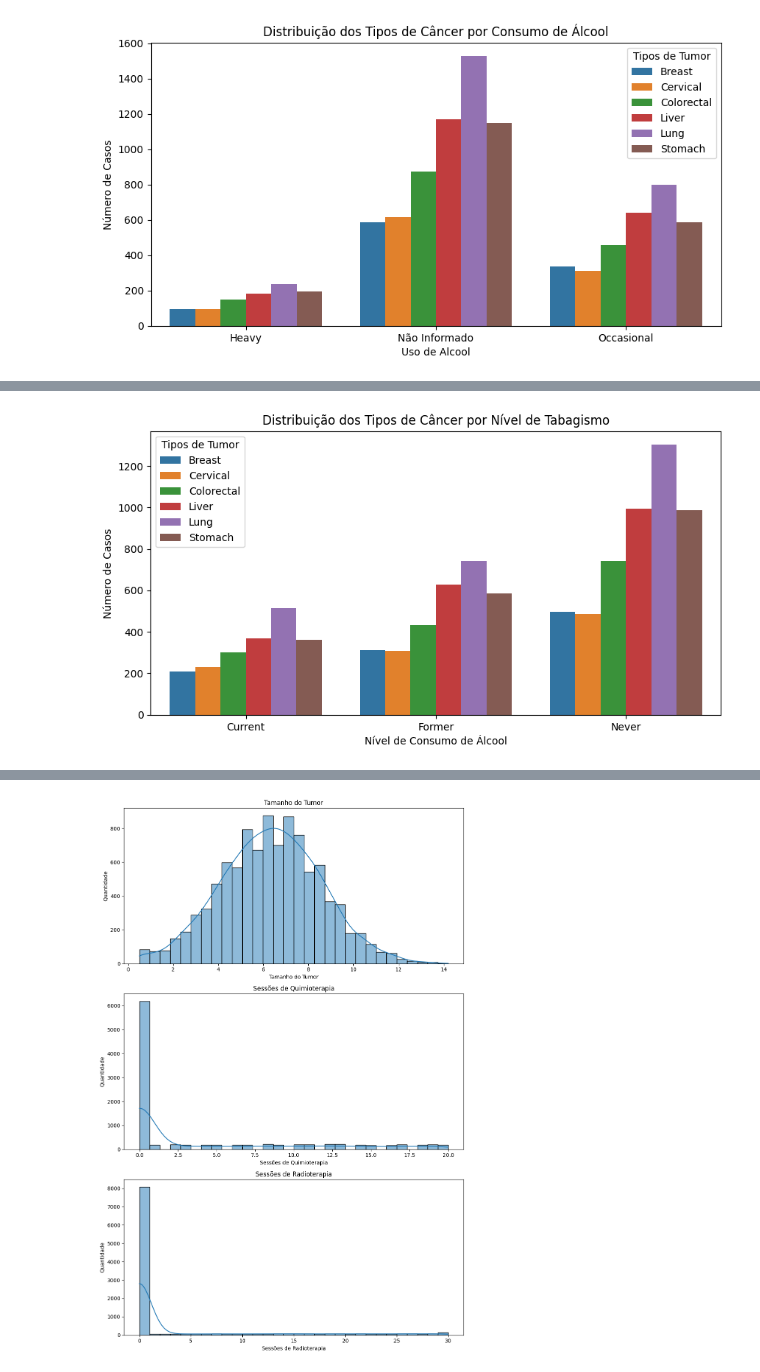
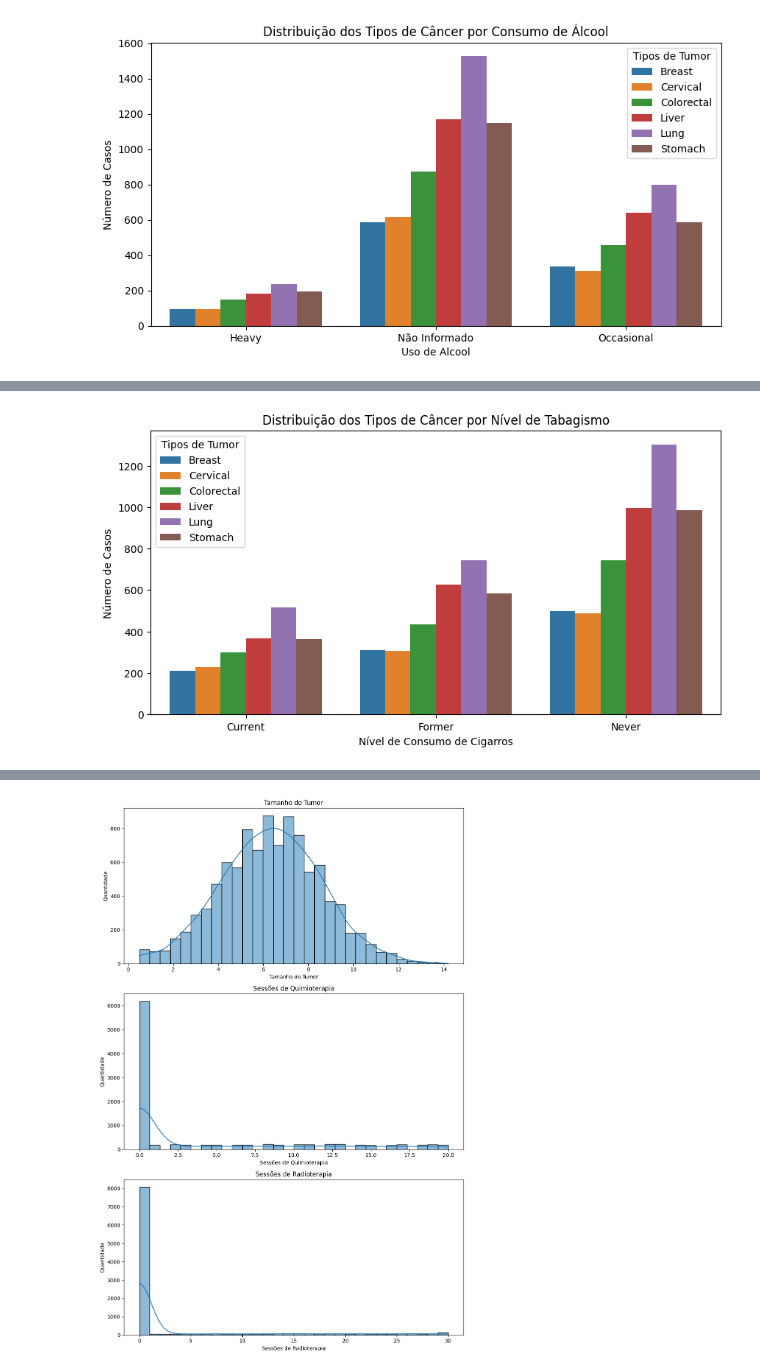
Before and after one commit to MaykonDias/Analise_CancerChina, a Jupyter notebook: Cancer_china.ipynb, the cells around one changed output, grey strips where cells are left out. Saved outputs shown, nothing was run; the diff lists cells and outputs as text; code cells hidden in the pictures.

```diff
--- a/Cancer_china.ipynb
+++ b/Cancer_china.ipynb
@@ -166,11 +191,11 @@ plt.show()
 # %%
 cancer_fuma = (df.groupby(["TumorType", "SmokingStatus"]).size().reset_index(name="Cancer x fuma"))
 plt.figure(figsize=(10,5))
 sns.barplot(cancer_fuma, x="SmokingStatus", y="Cancer x fuma", hue="TumorType")
 plt.title("Distribuição dos Tipos de Câncer por Nível de Tabagismo")
-plt.xlabel("Nível de Consumo de Álcool")
+plt.xlabel("Nível de Consumo de Cigarros")
 plt.ylabel("Número de Casos")
 plt.legend(title="Tipos de Tumor")
 plt.show()
 # %% [output]
-[figure, old version]
+[figure, new version]
```
Also changed, not shown: parts of 24 cells of this notebook.
